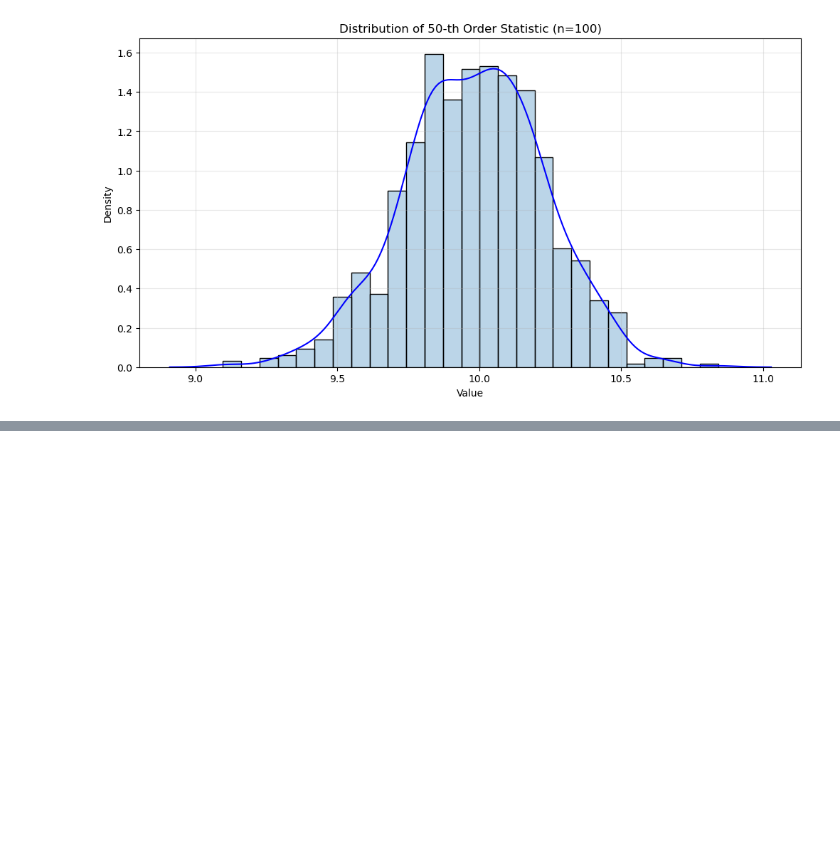
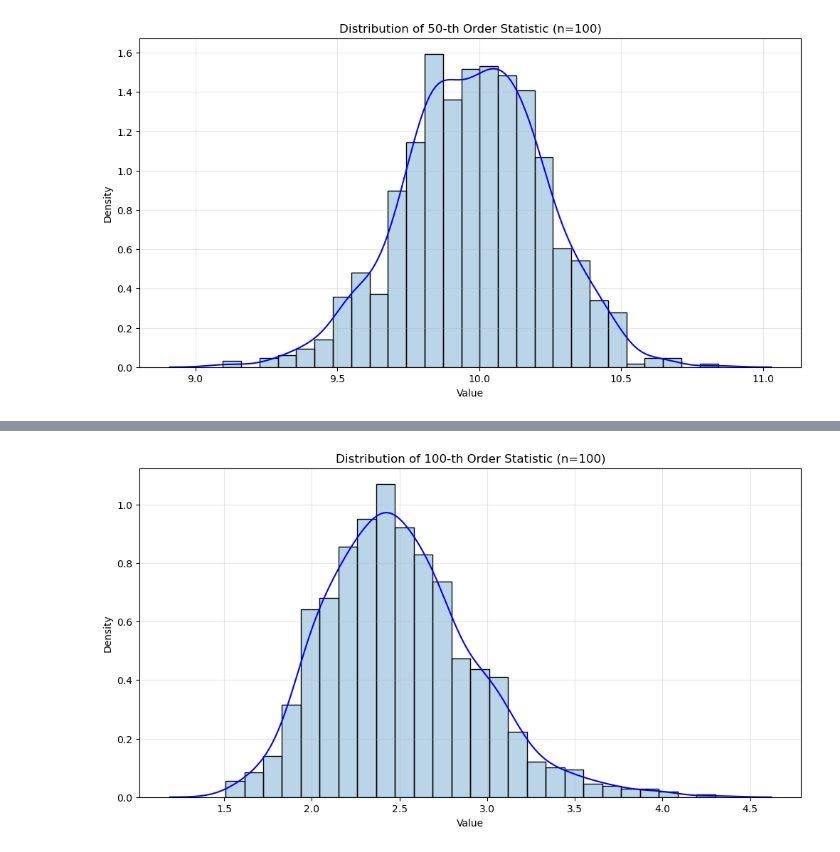
Before and after one commit to muntazirabidi/quant-finance, a Jupyter notebook: learning_notes/Statistics-Oxford/Estimation/Code/order_statistics.ipynb, the cells around one changed output, grey strips where cells are left out. Saved outputs shown, nothing was run; the diff lists cells and outputs as text; code cells hidden in the pictures; blank space fills up the shorter version.

```diff
--- a/learning_notes/Statistics-Oxford/Estimation/Code/order_statistics.ipynb
+++ b/learning_notes/Statistics-Oxford/Estimation/Code/order_statistics.ipynb
@@ -211,0 +215,4 @@ sim.simulate_order_statistic_distribution(n=100, r=50)  # Distribution of median
+# %%
+sim.simulate_order_statistic_distribution(n=100, r=100)  # Distribution of median
+# %% [output]
+[figure, added]
```
Also changed, not shown: parts of 3 cells of this notebook.
